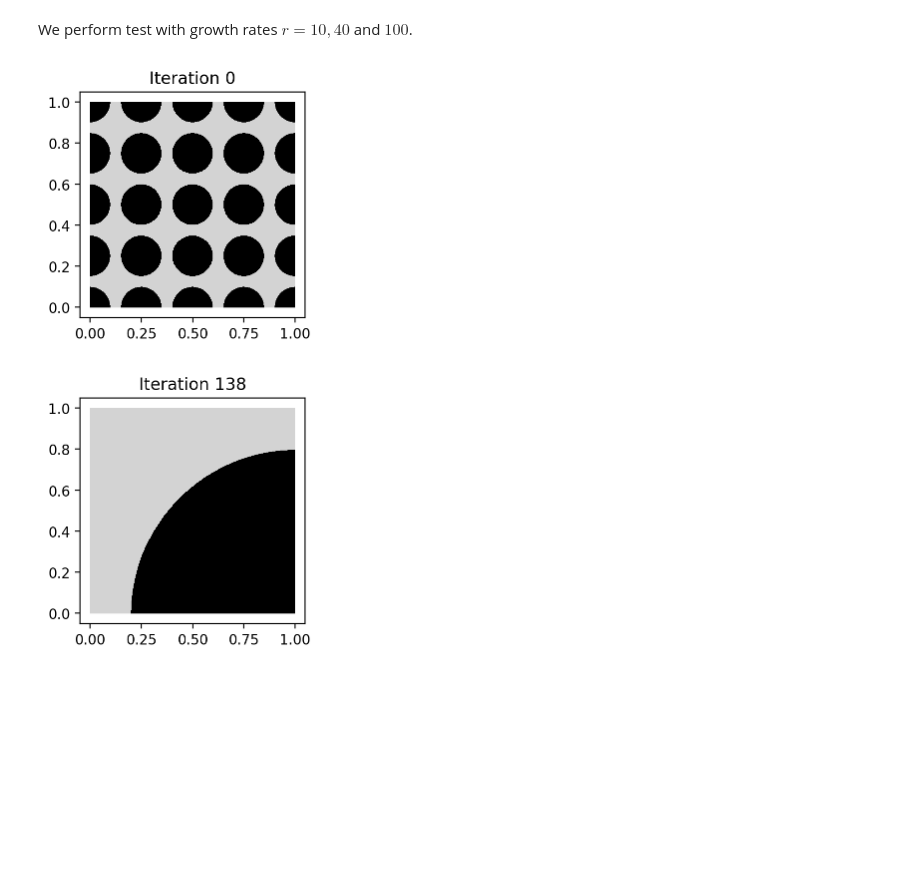
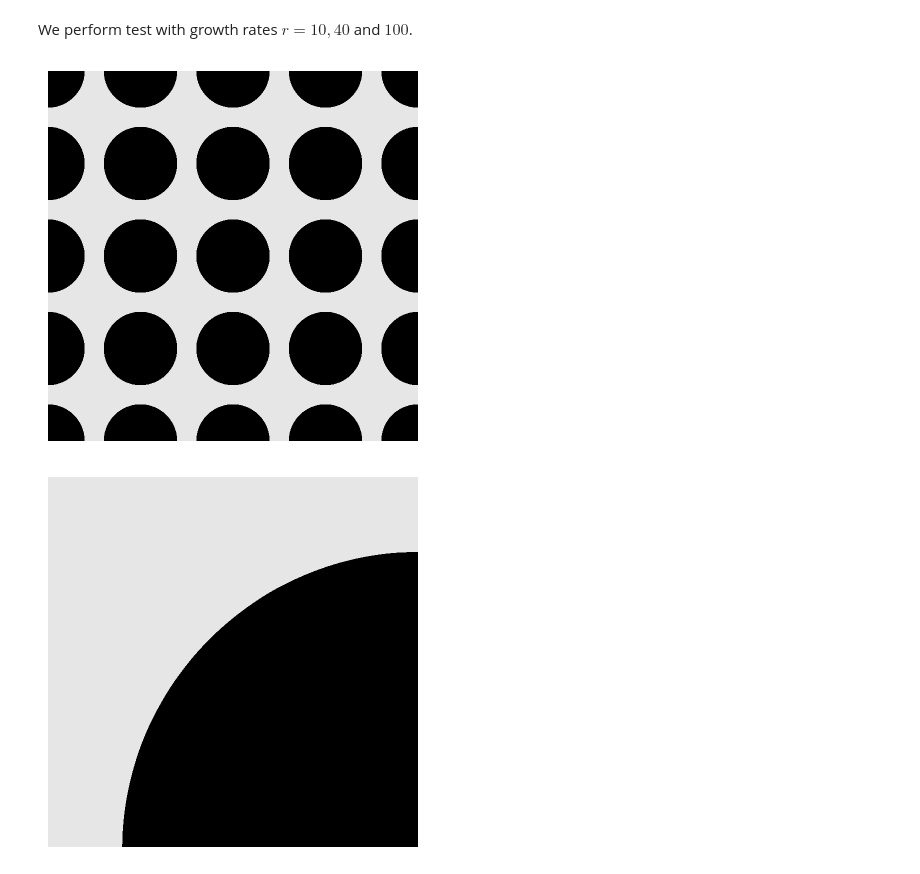
Before and after one commit to PhiFEM/phiFEM_FormOpt, a Jupyter notebook: code/Tutorial.ipynb, the cells around one changed output. Cells and saved outputs as stored; diff of their text form; code cells hidden in the pictures; blank space fills up the shorter version.

```diff
--- a/code/Tutorial.ipynb
+++ b/code/Tutorial.ipynb
@@ -728,10 +773,14 @@ We perform test with growth rates $r = 10, 40$ and $100$.
 # %%
 %config InlineBackend.figure_format = 'retina'
 from plots import plot_tutorial
-plot_tutorial(h5file = "../results/t14/results.h5", size = (3, 3))
+plot_tutorial(h5file = "../results/t14/results.h5", size = (4, 4), limits=[[0, 1], [0, 1]])
+plot_tutorial(
+    h5file = "../results/t14/results.h5", size = (4, 4), limits=[[0, 1], [0, 1]],
+    filenames=["../tex/log_0.png", "../tex/log_1.png"]
+)
 # %% [output]
-[figure, old version]
+[figure, new version]
-[figure, old version]
+[figure, new version]
 # %%
 !mpirun -np 2 python test.py 15 > ../results/t15/out.txt
 # %%
```
Also changed, not shown: parts of 16 cells of this notebook, 44 other files.
